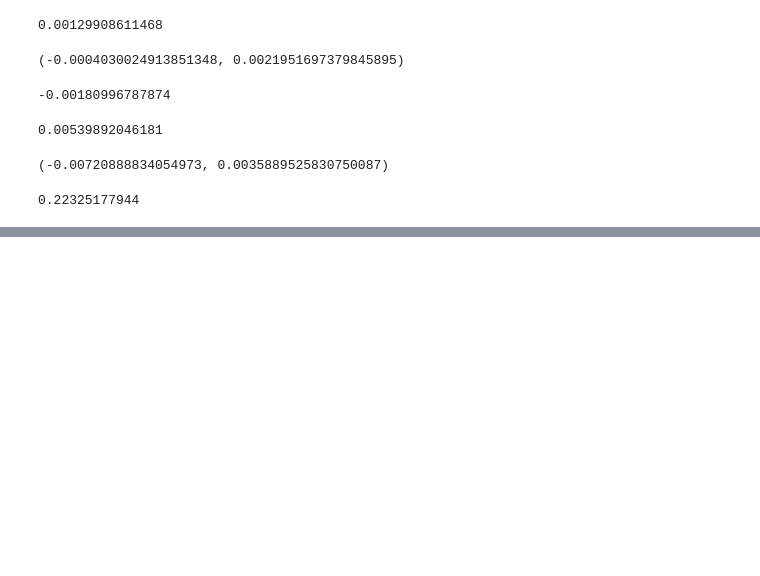
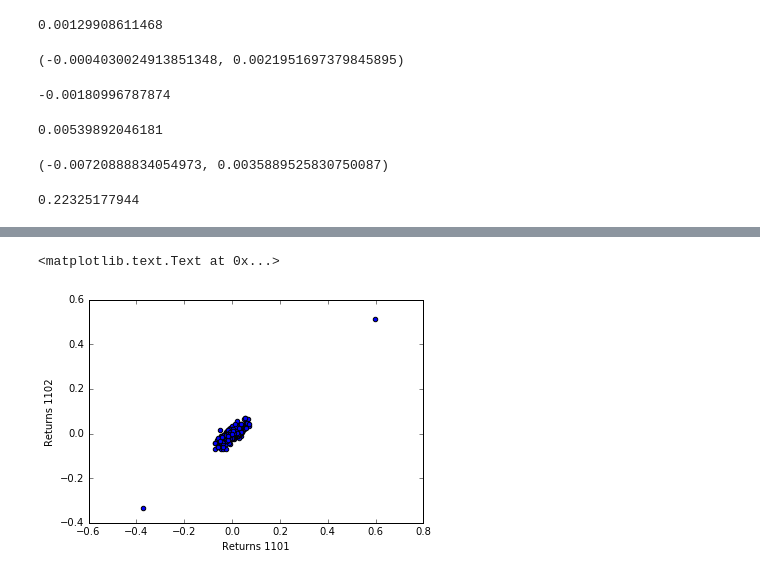
Before and after one commit to ywchiu/pyfintech, a Jupyter notebook: 20160729Demo.ipynb, the cells around one changed output, grey strips where cells are left out. Drawn from its saved outputs; the diff is of its cells as text; code cells hidden in the pictures; blank space fills up the shorter version.

```diff
--- a/20160729Demo.ipynb
+++ b/20160729Demo.ipynb
@@ -686,0 +854,6 @@ print one_sample[1] / 2
+# %%
+df = pd.io.data.get_data_yahoo(['2330.TW', '2454.TW', '2498.TW', '3008.TW', \
+                                '1101.TW','1102.TW', 'AAPL', '2317.TW', '2382.TW'],
+                               start=datetime.datetime(2010, 1, 1),
+                               end=datetime.datetime(2016, 1, 1))['Adj Close']
+df.head()
@@ -686,0 +868,9 @@ print one_sample[1] / 2
+# %%
+rets = df.pct_change(1)
+# %%
+plt.scatter(rets['1101.TW'], rets['1102.TW'])
+plt.xlabel('Returns 1101')
+plt.ylabel('Returns 1102')
+# %% [output]
+<matplotlib.text.Text at 0x...>
+[figure, added]
```
Also changed, not shown: parts of 29 cells of this notebook.
